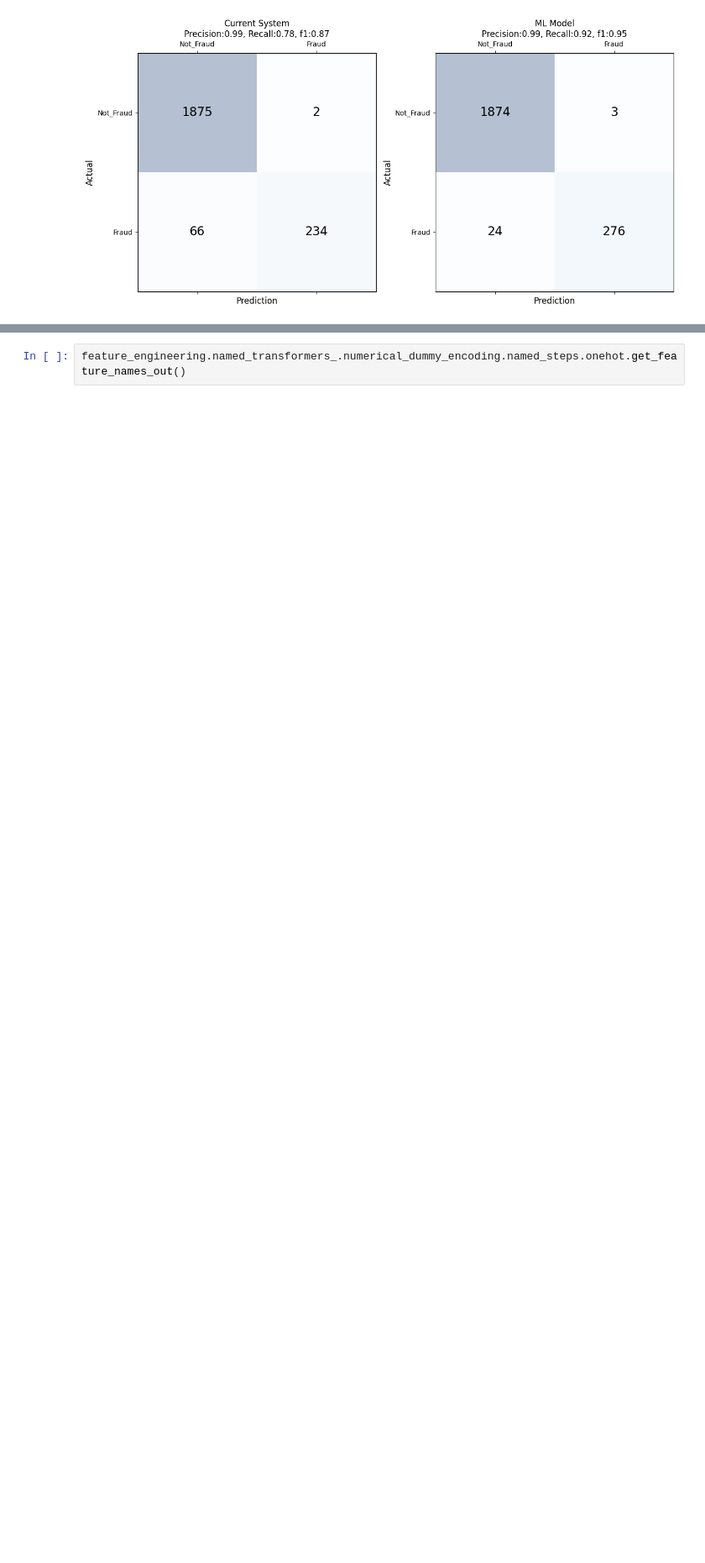
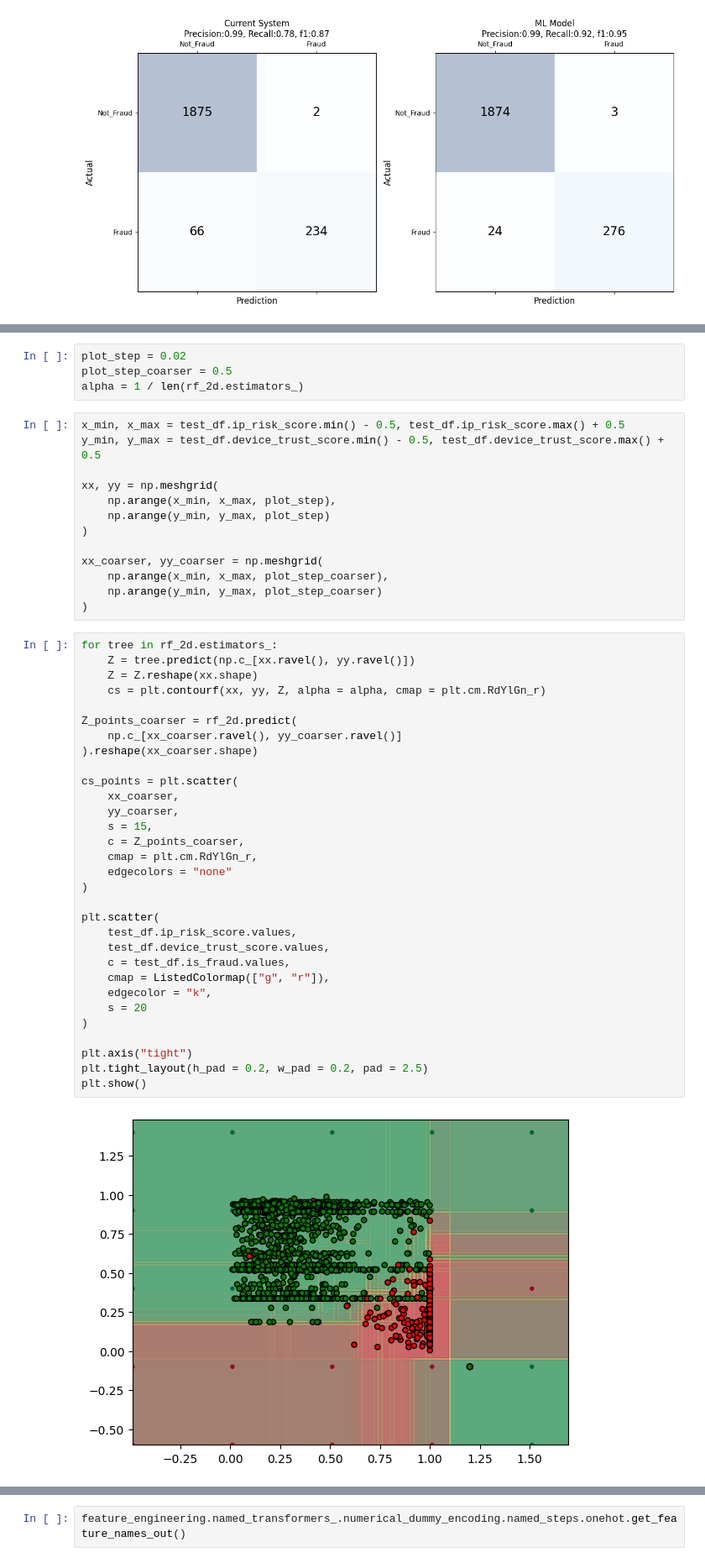
Before and after one commit to sarbol/Financial_Transaction_Fraud_Detection, a Jupyter notebook: notebooks/02_feature_engineering_modelling.ipynb, the cells around one changed output, grey strips where cells are left out. Shown at 84% size. Drawn from its saved outputs; the diff is of its cells as text; blank space fills up the shorter version.

```diff
--- a/notebooks/02_feature_engineering_modelling.ipynb
+++ b/notebooks/02_feature_engineering_modelling.ipynb
@@ -2077,0 +2284,50 @@ plt.show()
+# %%
+plot_step = 0.02
+plot_step_coarser = 0.5
+alpha = 1 / len(rf_2d.estimators_)
+# %%
+x_min, x_max = test_df.ip_risk_score.min() - 0.5, test_df.ip_risk_score.max() + 0.5
+y_min, y_max = test_df.device_trust_score.min() - 0.5, test_df.device_trust_score.max() + 0.5
+
+xx, yy = np.meshgrid(
+    np.arange(x_min, x_max, plot_step),
+    np.arange(y_min, y_max, plot_step)
+)
+
+xx_coarser, yy_coarser = np.meshgrid(
+    np.arange(x_min, x_max, plot_step_coarser),
+    np.arange(y_min, y_max, plot_step_coarser)
+)
+# %%
+for tree in rf_2d.estimators_:
+    Z = tree.predict(np.c_[xx.ravel(), yy.ravel()])
+    Z = Z.reshape(xx.shape)
+    cs = plt.contourf(xx, yy, Z, alpha = alpha, cmap = plt.cm.RdYlGn_r)
+
+Z_points_coarser = rf_2d.predict(
+    np.c_[xx_coarser.ravel(), yy_coarser.ravel()]
+).reshape(xx_coarser.shape)
+
+cs_points = plt.scatter(
+    xx_coarser,
+    yy_coarser,
+    s = 15,
+    c = Z_points_coarser,
+    cmap = plt.cm.RdYlGn_r,
+    edgecolors = "none"
+)
+
+plt.scatter(
+    test_df.ip_risk_score.values,
+    test_df.device_trust_score.values,
+    c = test_df.is_fraud.values,
+    cmap = ListedColormap(["g", "r"]),
+    edgecolor = "k",
+    s = 20
+)
+
+plt.axis("tight")
+plt.tight_layout(h_pad = 0.2, w_pad = 0.2, pad = 2.5)
+plt.show()
+# %% [output]
+[figure, added]
```
Also changed, not shown: parts of 44 cells of this notebook.
